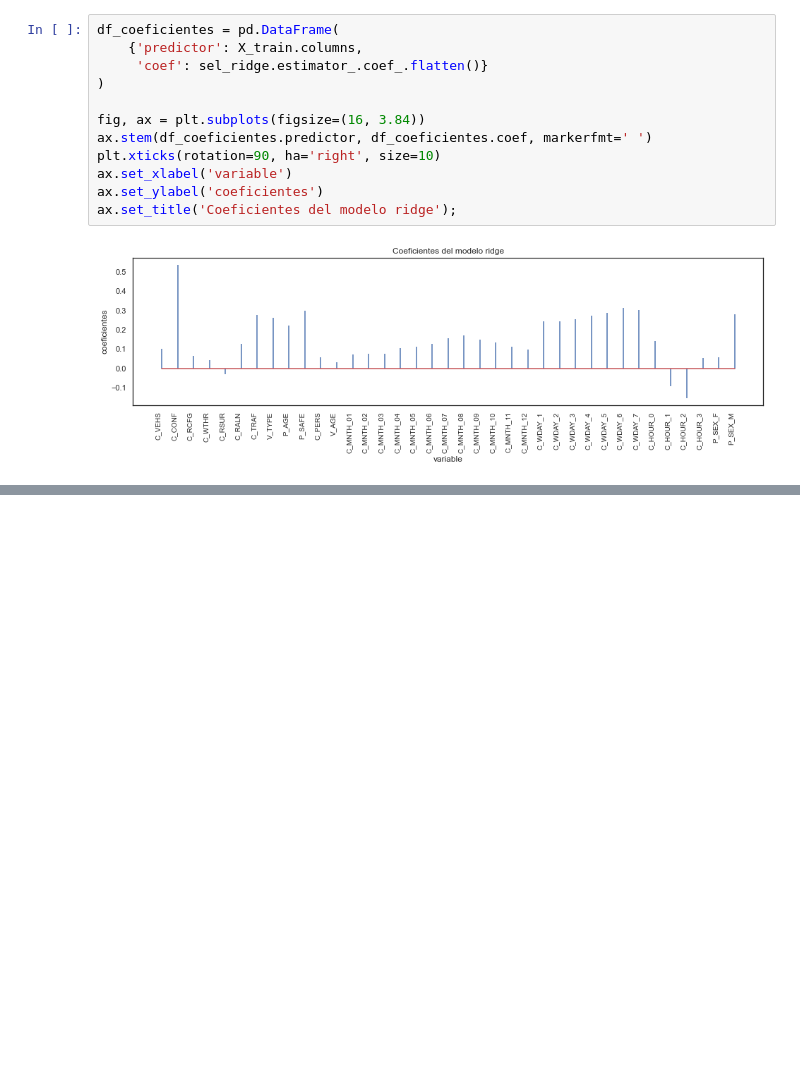
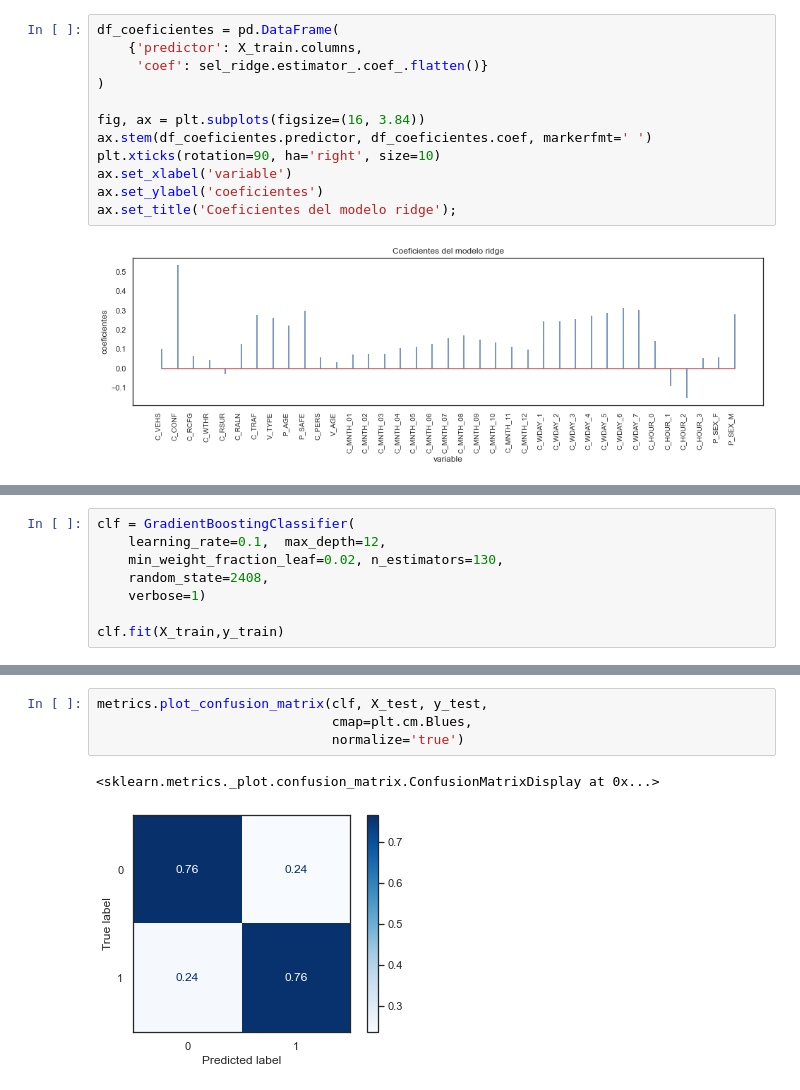
Before and after one commit to Randy03/cunef_ml_canadian_crash, a Jupyter notebook: notebooks/EDA_C_SEV.ipynb, the cells around one changed output, grey strips where cells are left out. Cells and saved outputs as stored; diff of their text form; blank space fills up the shorter version.

```diff
--- a/notebooks/EDA_C_SEV.ipynb
+++ b/notebooks/EDA_C_SEV.ipynb
@@ -384,0 +516,8 @@ selected features: 37
+# %%
+clf = GradientBoostingClassifier(
+    learning_rate=0.1,  max_depth=12,
+    min_weight_fraction_leaf=0.02, n_estimators=130,
+    random_state=2408,
+    verbose=1)
+
+clf.fit(X_train,y_train)
@@ -384,0 +554,7 @@ selected features: 37
+# %%
+metrics.plot_confusion_matrix(clf, X_test, y_test,
+                              cmap=plt.cm.Blues,
+                              normalize='true')
+# %% [output]
+<sklearn.metrics._plot.confusion_matrix.ConfusionMatrixDisplay at 0x...>
+[figure, added]
```
Also changed, not shown: parts of 17 cells of this notebook, 2 other files.
